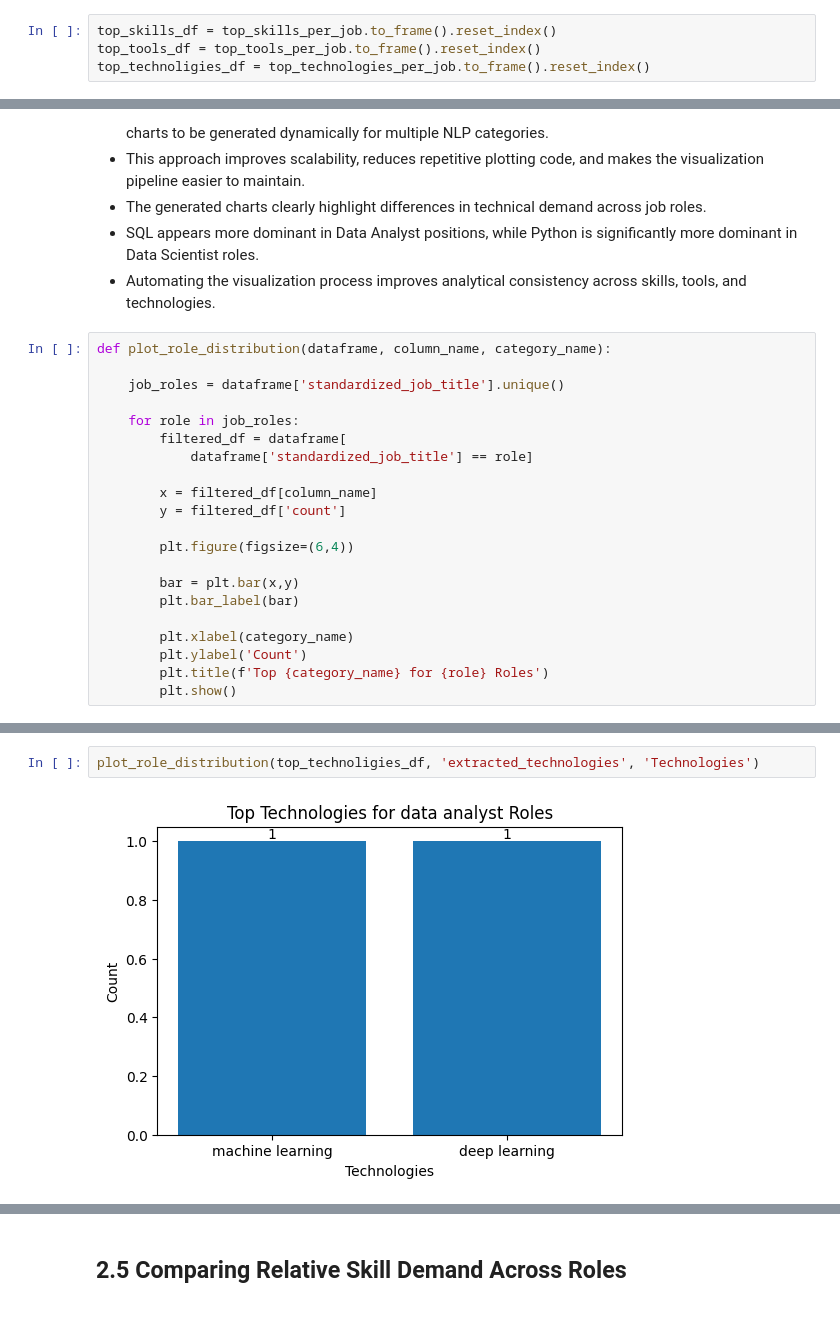
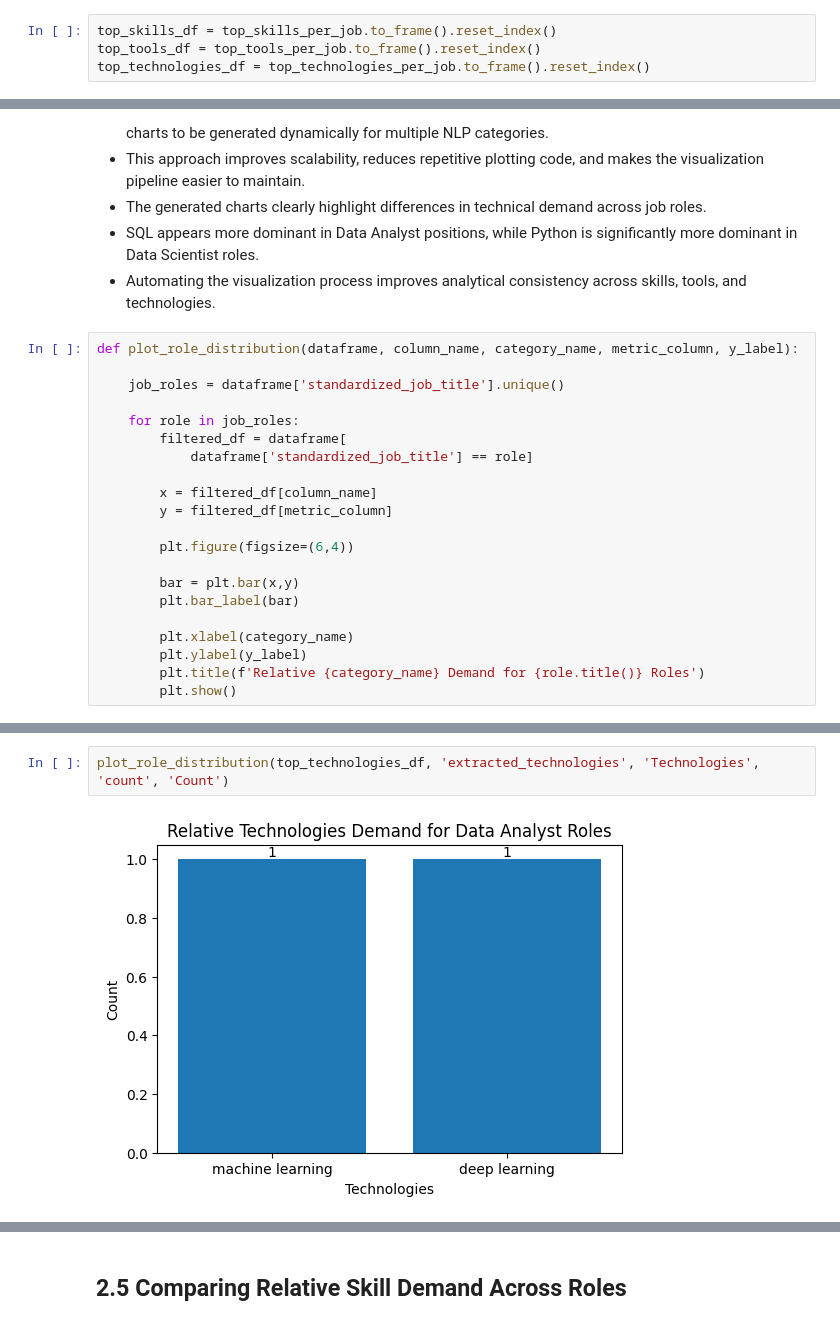
Before and after one commit to AntonioJabbour/job_market_inteligence, a Jupyter notebook: notebooks/02_skill_analysis.ipynb, the cells around one changed output, grey strips where cells are left out. Cells and saved outputs as stored; diff of their text form.

Commit message:
Add competency profiling and relative demand analysis

```diff
--- a/notebooks/02_skill_analysis.ipynb
+++ b/notebooks/02_skill_analysis.ipynb
@@ -194,7 +194,7 @@ Name: count, dtype: int64
 # %%
 top_skills_df = top_skills_per_job.to_frame().reset_index()
 top_tools_df = top_tools_per_job.to_frame().reset_index()
-top_technoligies_df = top_technologies_per_job.to_frame().reset_index()
+top_technologies_df = top_technologies_per_job.to_frame().reset_index()
 # %%
 top_skills_df
 # %% [output]
@@ -327,7 +327,7 @@ plt.show()
 - SQL appears more dominant in Data Analyst positions, while Python is significantly more dominant in Data Scientist roles.
 - Automating the visualization process improves analytical consistency across skills, tools, and technologies.
 # %%
-def plot_role_distribution(dataframe, column_name, category_name):
+def plot_role_distribution(dataframe, column_name, category_name, metric_column, y_label):
 
     job_roles = dataframe['standardized_job_title'].unique()
 
@@ -336,7 +336,7 @@ def plot_role_distribution(dataframe, column_name, category_name):
             dataframe['standardized_job_title'] == role]
 
         x = filtered_df[column_name]
-        y = filtered_df['count']
+        y = filtered_df[metric_column]
 
         plt.figure(figsize=(6,4))
 
@@ -344,7 +344,7 @@ def plot_role_distribution(dataframe, column_name, category_name):
         plt.bar_label(bar)
 
         plt.xlabel(category_name)
-        plt.ylabel('Count')
-        plt.title(f'Top {category_name} for {role} Roles')
+        plt.ylabel(y_label)
+        plt.title(f'Relative {category_name} Demand for {role.title()} Roles')
         plt.show()
 # %%
@@ -360,4 +360,4 @@ plot_role_distribution(top_tools_df, 'extracted_tools', 'Tools')
 # %%
-plot_role_distribution(top_technoligies_df, 'extracted_technologies', 'Technologies')
+plot_role_distribution(top_technologies_df, 'extracted_technologies', 'Technologies', 'count', 'Count')
 # %% [output]
-[figure, old version]
+[figure, new version]
```
Also changed, not shown: parts of 25 cells of this notebook.
